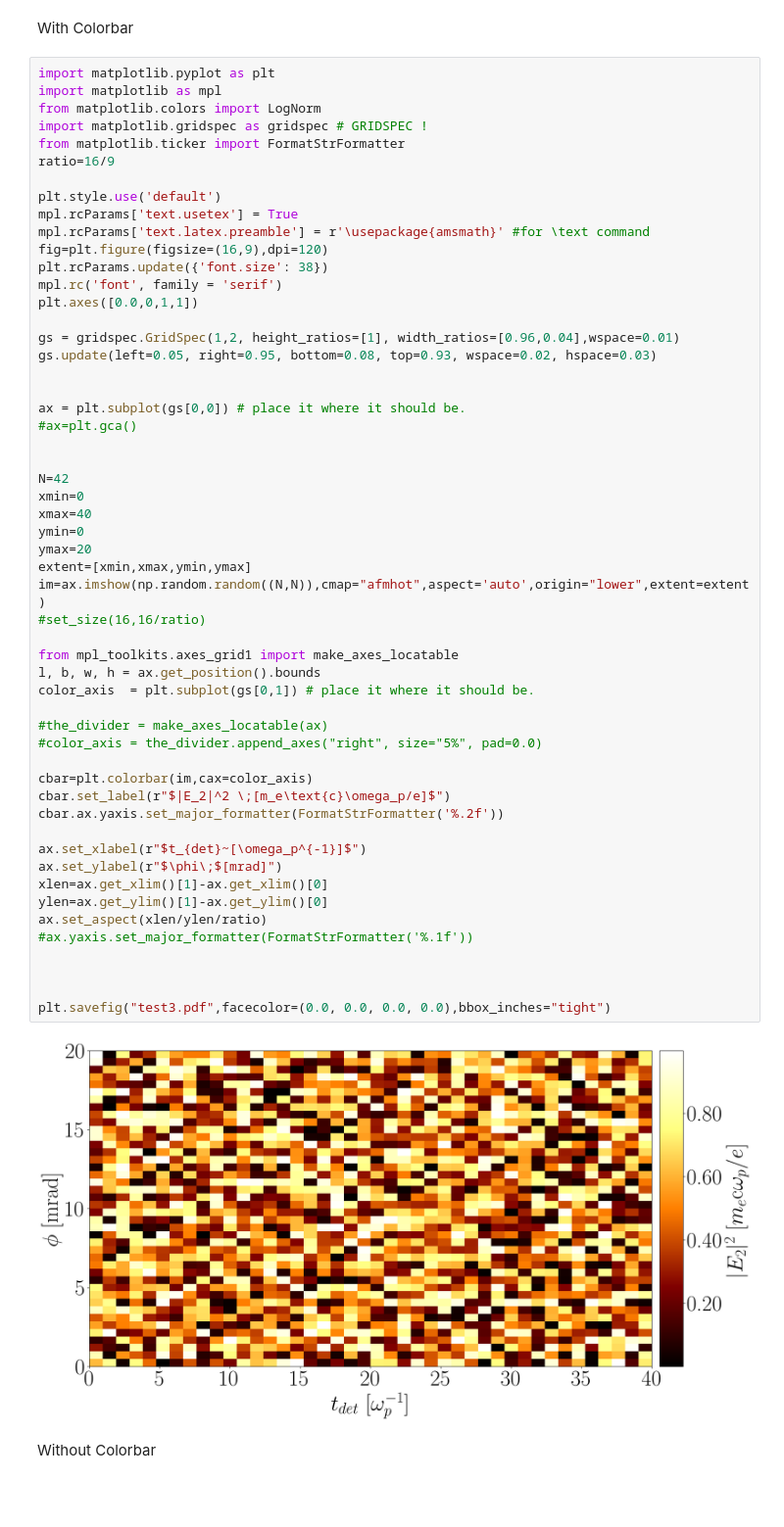
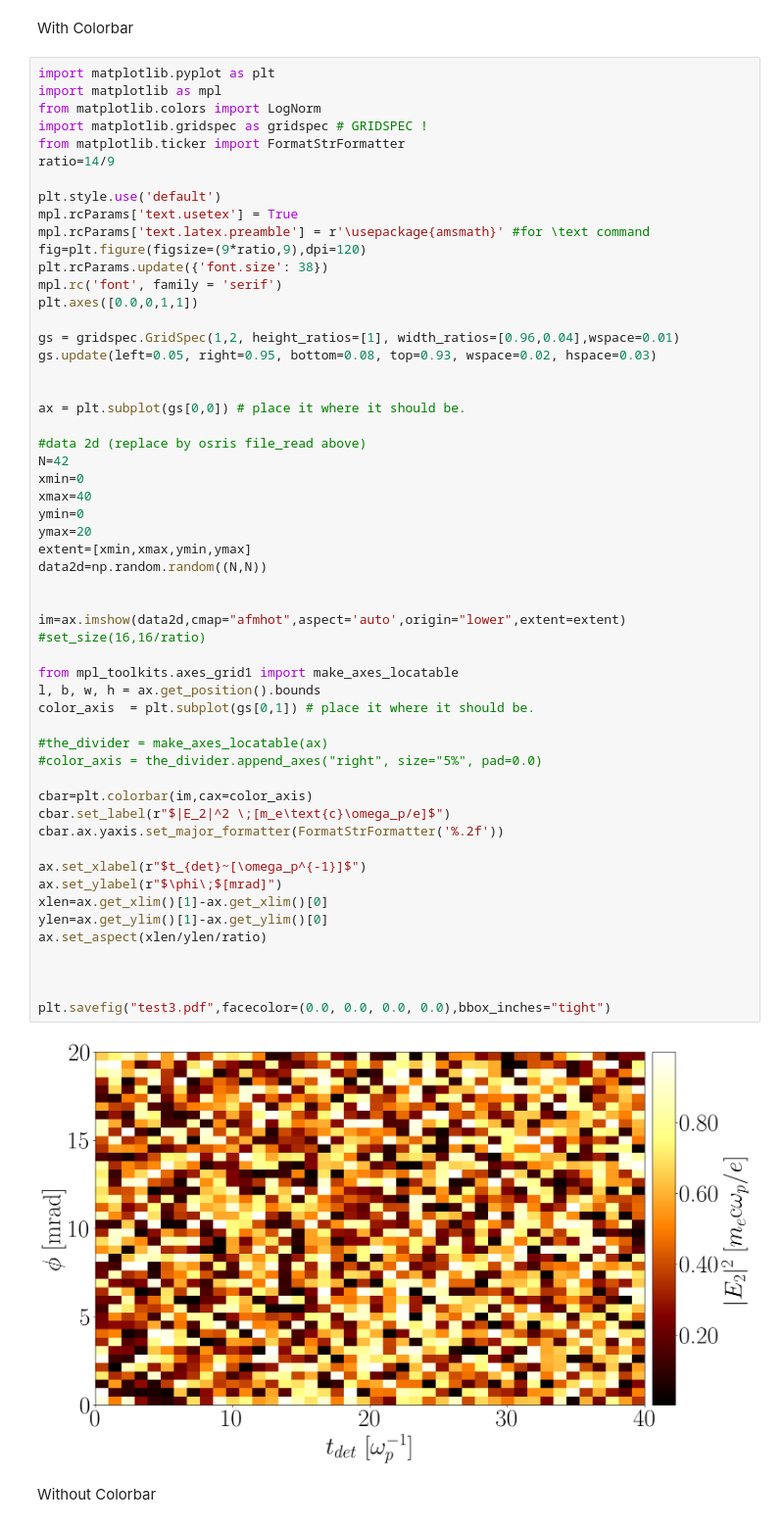
Before and after one commit to pardallio/plots, a Jupyter notebook: Static.ipynb, the cells around one changed output. Shown: that part at 98% size. Saved outputs shown, nothing was run; the diff lists cells and outputs as text; blank space fills up the shorter version.

```diff
--- a/Static.ipynb
+++ b/Static.ipynb
@@ -11,12 +19,12 @@ import matplotlib as mpl
 from matplotlib.colors import LogNorm
 import matplotlib.gridspec as gridspec # GRIDSPEC !
 from matplotlib.ticker import FormatStrFormatter
-ratio=16/9
+ratio=14/9
 
 plt.style.use('default')
 mpl.rcParams['text.usetex'] = True
 mpl.rcParams['text.latex.preamble'] = r'\usepackage{amsmath}' #for \text command
-fig=plt.figure(figsize=(16,9),dpi=120)
+fig=plt.figure(figsize=(9*ratio,9),dpi=120)
 plt.rcParams.update({'font.size': 38})
 mpl.rc('font', family = 'serif')
 plt.axes([0.0,0,1,1])
@@ -26,41 +34,42 @@ gs.update(left=0.05, right=0.95, bottom=0.08, top=0.93, wspace=0.02, hspace=0.03
 
 
 ax = plt.subplot(gs[0,0]) # place it where it should be.
-#ax=plt.gca()
 
-
+#data 2d (replace by osris file_read above)
 N=42
 xmin=0
 xmax=40
 ymin=0
 ymax=20
 extent=[xmin,xmax,ymin,ymax]
-im=ax.imshow(np.random.random((N,N)),cmap="afmhot",aspect='auto',origin="lower",extent=extent)
+data2d=np.random.random((N,N))
+
+
+im=ax.imshow(data2d,cmap="afmhot",aspect='auto',origin="lower",extent=extent)
 #set_size(16,16/ratio)
 
 from mpl_toolkits.axes_grid1 import make_axes_locatable
 l, b, w, h = ax.get_position().bounds
 color_axis  = plt.subplot(gs[0,1]) # place it where it should be.
 
 #the_divider = make_axes_locatable(ax)
 #color_axis = the_divider.append_axes("right", size="5%", pad=0.0)
 
 cbar=plt.colorbar(im,cax=color_axis)
 cbar.set_label(r"$|E_2|^2 \;[m_e\text{c}\omega_p/e]$")
 cbar.ax.yaxis.set_major_formatter(FormatStrFormatter('%.2f'))
 
 ax.set_xlabel(r"$t_{det}~[\omega_p^{-1}]$")
 ax.set_ylabel(r"$\phi\;$[mrad]")
 xlen=ax.get_xlim()[1]-ax.get_xlim()[0]
 ylen=ax.get_ylim()[1]-ax.get_ylim()[0]
 ax.set_aspect(xlen/ylen/ratio)
-#ax.yaxis.set_major_formatter(FormatStrFormatter('%.1f'))
 
 
 
 plt.savefig("test3.pdf",facecolor=(0.0, 0.0, 0.0, 0.0),bbox_inches="tight")
 # %% [output]
-[figure, old version]
+[figure, new version]
 # %% [markdown]
 Without Colorbar
 # %%
```
Also changed, not shown: parts of 3 cells of this notebook.
